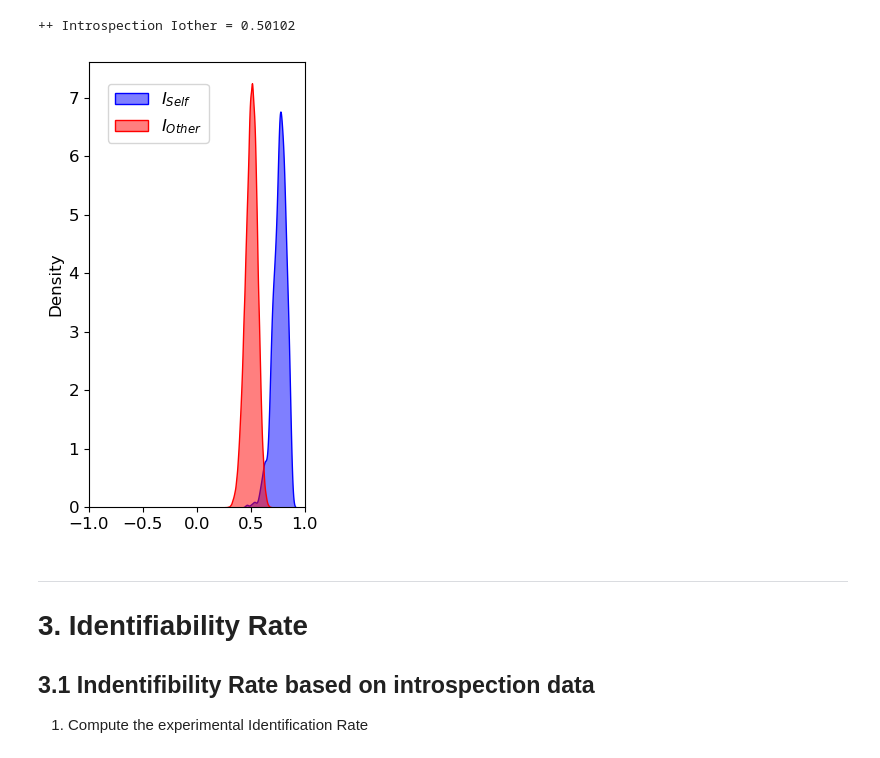
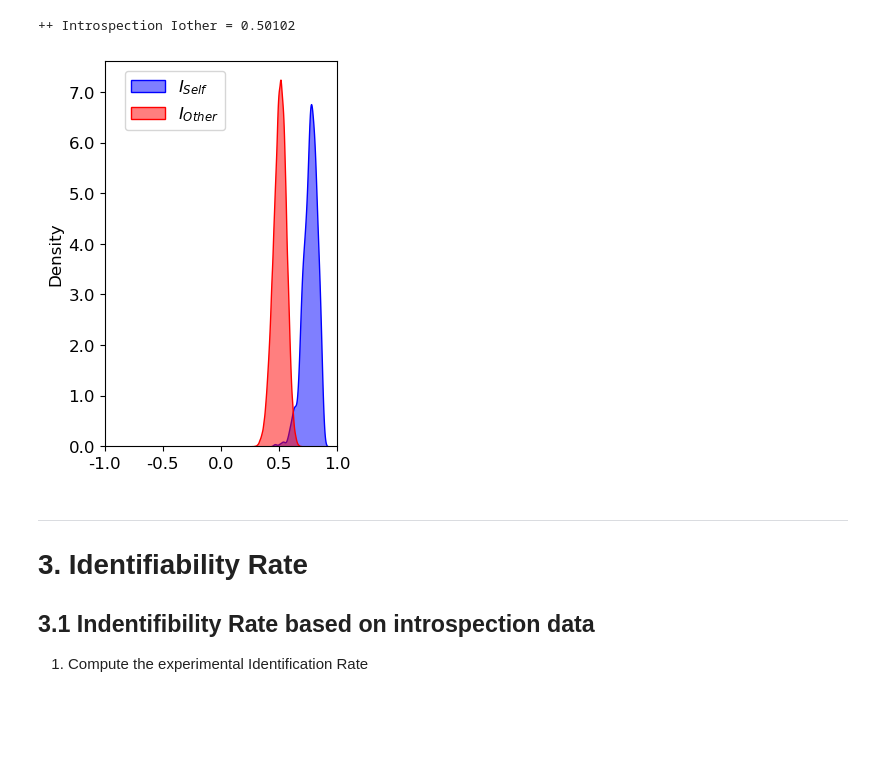
Before and after one commit to nimh-sfim/fc_introspection, a Jupyter notebook: notebooks/S11_SNYCQ_Consistency_Identifiability.ipynb, the cells around one changed output. Cells and saved outputs as stored; diff of their text form; code cells hidden in the pictures; blank space fills up the shorter version.

```diff
--- a/notebooks/S11_SNYCQ_Consistency_Identifiability.ipynb
+++ b/notebooks/S11_SNYCQ_Consistency_Identifiability.ipynb
@@ -355,5 +332,5 @@ ATLAS_NAME           = FB_400ROI_ATLAS_NAME
 # %%
-FC_for_identifiability = read_fc_matrices(scans_for_identifiability,DATA_DIR,ATLAS_NAME,'pb06_staticFC')
+FC_for_identifiability = read_fc_matrices(scans_for_identifiability,DATA_DIR,FB_400ROI_ATLAS_NAME,'pb06_staticFC')
 # %% [markdown]
 2. Compute the scan-level identifiability matrix
 # %%
@@ -430,28 +409,30 @@ print('++ Introspection Iother = %.5f ' % Iother_FC)
 # %%
 fig, ax = plt.subplots(figsize=(3,5))
 
 sns.kdeplot(Iself_values_FC, label=r'$I_{Self}$', alpha=0.5, color='blue', fill=True, ax=ax)
 sns.kdeplot(Iother_values_FC, label=r'$I_{Other}$', alpha=0.5, color='red', fill=True, ax=ax)
 
 # Move legend inside the plot, bottom-left
 ax.legend(
     loc='lower left',
     bbox_to_anchor=(0.05, 0.80),
     frameon=True,
     framealpha=0.8,
     fontsize=12,
 )
 
 # Set tick label size
 ax.tick_params(axis='both', labelsize=12)
 
 # Set axis labels (if you have them)
 ax.set_ylabel('Density', fontsize=12)
 
 # Set axis limits
-ax.set_xlim(-1, 1)
+ax.set_xlim(-1., 1.)
+ax.xaxis.set_major_formatter(FormatStrFormatter('%.1f'))
+ax.yaxis.set_major_formatter(FormatStrFormatter('%.1f'))
 
-plt.tight_layout()
+#plt.tight_layout()
 plt.show()
 # %% [output]
-[figure, old version]
+[figure, new version]
```
Also changed, not shown: parts of 23 cells of this notebook, 8 other files.
